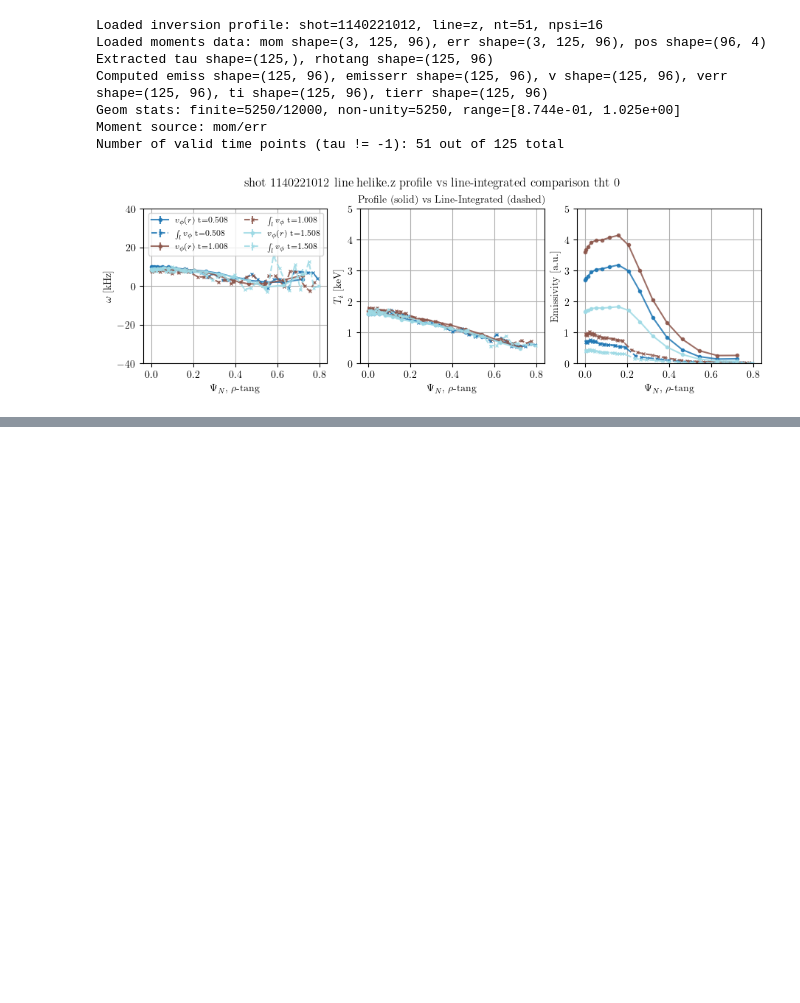
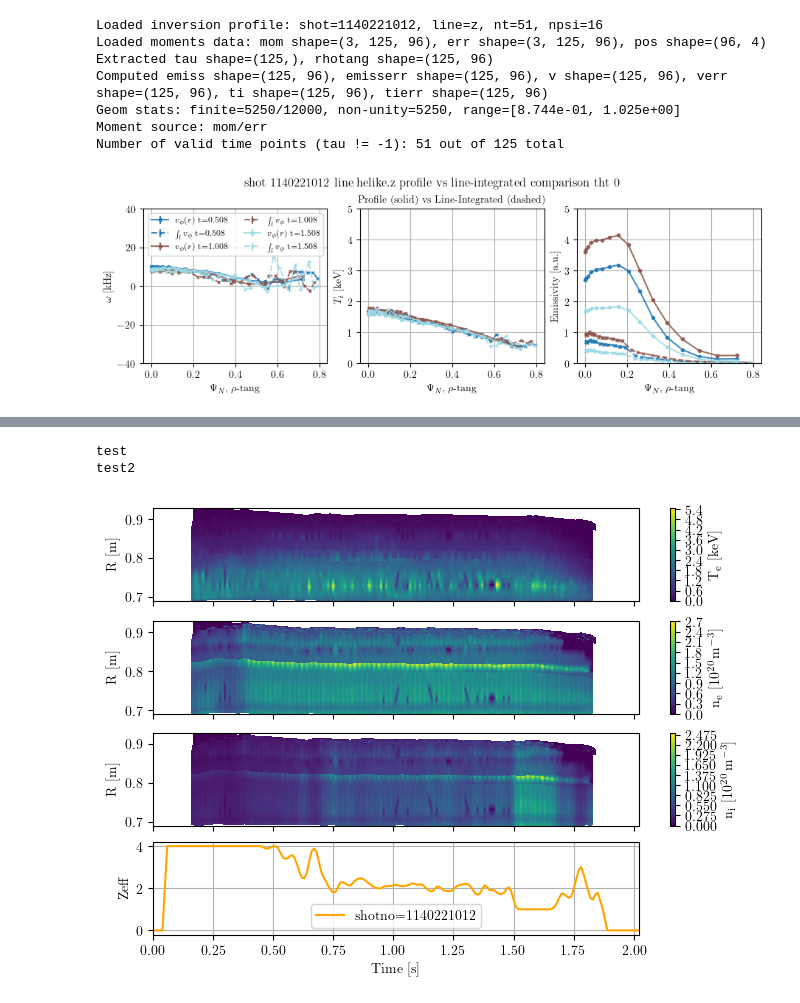
Before and after one commit to chandrarn/HIREXSR_py, a Jupyter notebook: Run_Examples.ipynb, the cells around one changed output, grey strips where cells are left out. Drawn from its saved outputs; the diff is of its cells as text; code cells hidden in the pictures; blank space fills up the shorter version.

Commit message:
Adding in estimations for N_i, as well as basic Te/Ne data puller from Thomson. Added pytest script, migrated out of MDSplus Tree function to mdsthin connection object

```diff
--- a/Run_Examples.ipynb
+++ b/Run_Examples.ipynb
@@ -144,0 +158,8 @@ _plot_lint_profile(result, every_nth=1, x_axis='rhotang', doSave='../output_plot
+# %%
+from n_i_estimation import estimate_n_i
+
+ni_estimate, te_all, ne_all, r_all, zeff_interpolated, yag_time  = estimate_n_i(shotno=1140221012, doPlot=True)
+# %% [output]
+test
+test2
+[figure, added]
```
Also changed, not shown: parts of 3 cells of this notebook, 9 other files.
